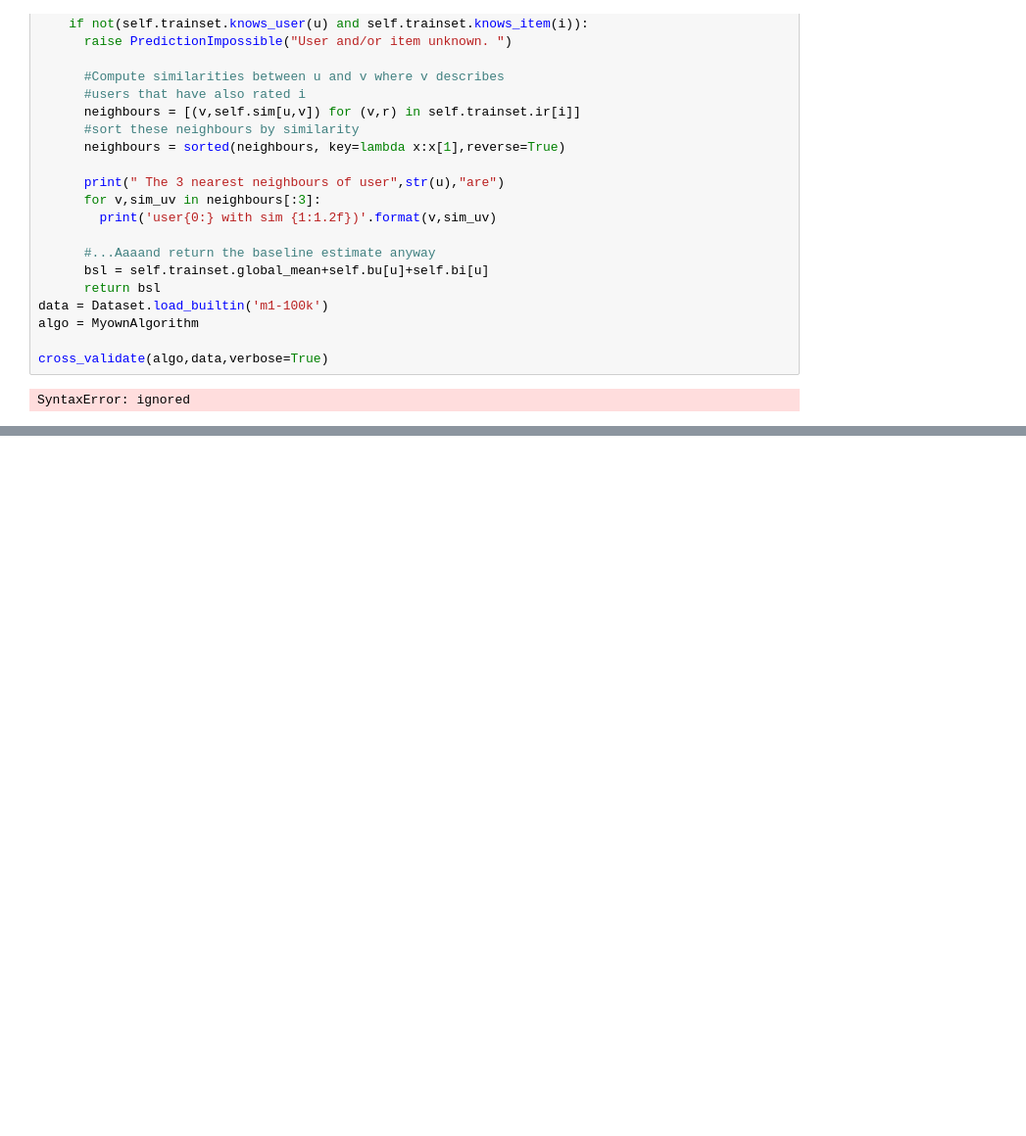
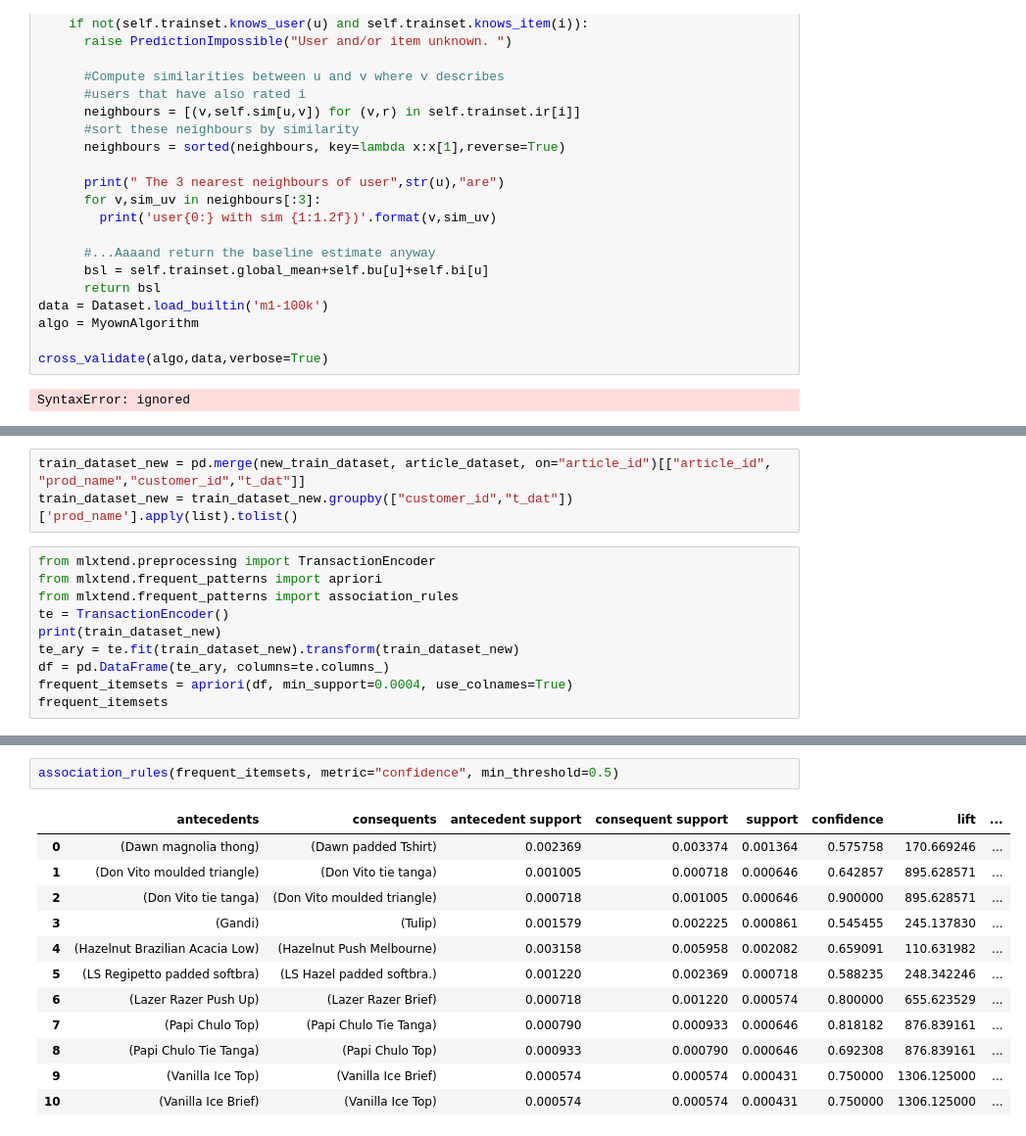
Before and after one commit to vineetyadav/H-M_Persnalized_Fashion_Recommendation, a Jupyter notebook: H&M_Persnalized_Fashion_Recommendation.ipynb, the cells around one changed output, grey strips where cells are left out. Shown at 98% size. Saved outputs shown, nothing was run; the diff lists cells and outputs as text; blank space fills up the shorter version.

```diff
--- a/H&M_Persnalized_Fashion_Recommendation.ipynb
+++ b/H&M_Persnalized_Fashion_Recommendation.ipynb
@@ -302,0 +571,13 @@ SyntaxError: ignored
+# %%
+train_dataset_new = pd.merge(new_train_dataset, article_dataset, on="article_id")[["article_id", "prod_name","customer_id","t_dat"]]
+train_dataset_new = train_dataset_new.groupby(["customer_id","t_dat"])['prod_name'].apply(list).tolist()
+# %%
+from mlxtend.preprocessing import TransactionEncoder
+from mlxtend.frequent_patterns import apriori
+from mlxtend.frequent_patterns import association_rules
+te = TransactionEncoder()
+print(train_dataset_new)
+te_ary = te.fit(train_dataset_new).transform(train_dataset_new)
+df = pd.DataFrame(te_ary, columns=te.columns_)
+frequent_itemsets = apriori(df, min_support=0.0004, use_colnames=True)
+frequent_itemsets
@@ -302,0 +599,15 @@ SyntaxError: ignored
+# %%
+association_rules(frequent_itemsets, metric="confidence", min_threshold=0.5)
+# %% [output]
+|  | antecedents | consequents | antecedent support | consequent support | support | confidence | lift | ... |
+| 0 | (Dawn magnolia thong) | (Dawn padded Tshirt) | 0.002369 | 0.003374 | 0.001364 | 0.575758 | 170.669246 | ... |
+| 1 | (Don Vito moulded triangle) | (Don Vito tie tanga) | 0.001005 | 0.000718 | 0.000646 | 0.642857 | 895.628571 | ... |
+| 2 | (Don Vito tie tanga) | (Don Vito moulded triangle) | 0.000718 | 0.001005 | 0.000646 | 0.900000 | 895.628571 | ... |
+| 3 | (Gandi) | (Tulip) | 0.001579 | 0.002225 | 0.000861 | 0.545455 | 245.137830 | ... |
+| 4 | (Hazelnut Brazilian Acacia Low) | (Hazelnut Push Melbourne) | 0.003158 | 0.005958 | 0.002082 | 0.659091 | 110.631982 | ... |
+| 5 | (LS Regipetto padded softbra) | (LS Hazel padded softbra.) | 0.001220 | 0.002369 | 0.000718 | 0.588235 | 248.342246 | ... |
+| 6 | (Lazer Razer Push Up) | (Lazer Razer Brief) | 0.000718 | 0.001220 | 0.000574 | 0.800000 | 655.623529 | ... |
+| 7 | (Papi Chulo Top) | (Papi Chulo Tie Tanga) | 0.000790 | 0.000933 | 0.000646 | 0.818182 | 876.839161 | ... |
+| 8 | (Papi Chulo Tie Tanga) | (Papi Chulo Top) | 0.000933 | 0.000790 | 0.000646 | 0.692308 | 876.839161 | ... |
+| 9 | (Vanilla Ice Top) | (Vanilla Ice Brief) | 0.000574 | 0.000574 | 0.000431 | 0.750000 | 1306.125000 | ... |
+| 10 | (Vanilla Ice Brief) | (Vanilla Ice Top) | 0.000574 | 0.000574 | 0.000431 | 0.750000 | 1306.125000 | ... |
```
Also changed, not shown: parts of 33 cells of this notebook.
